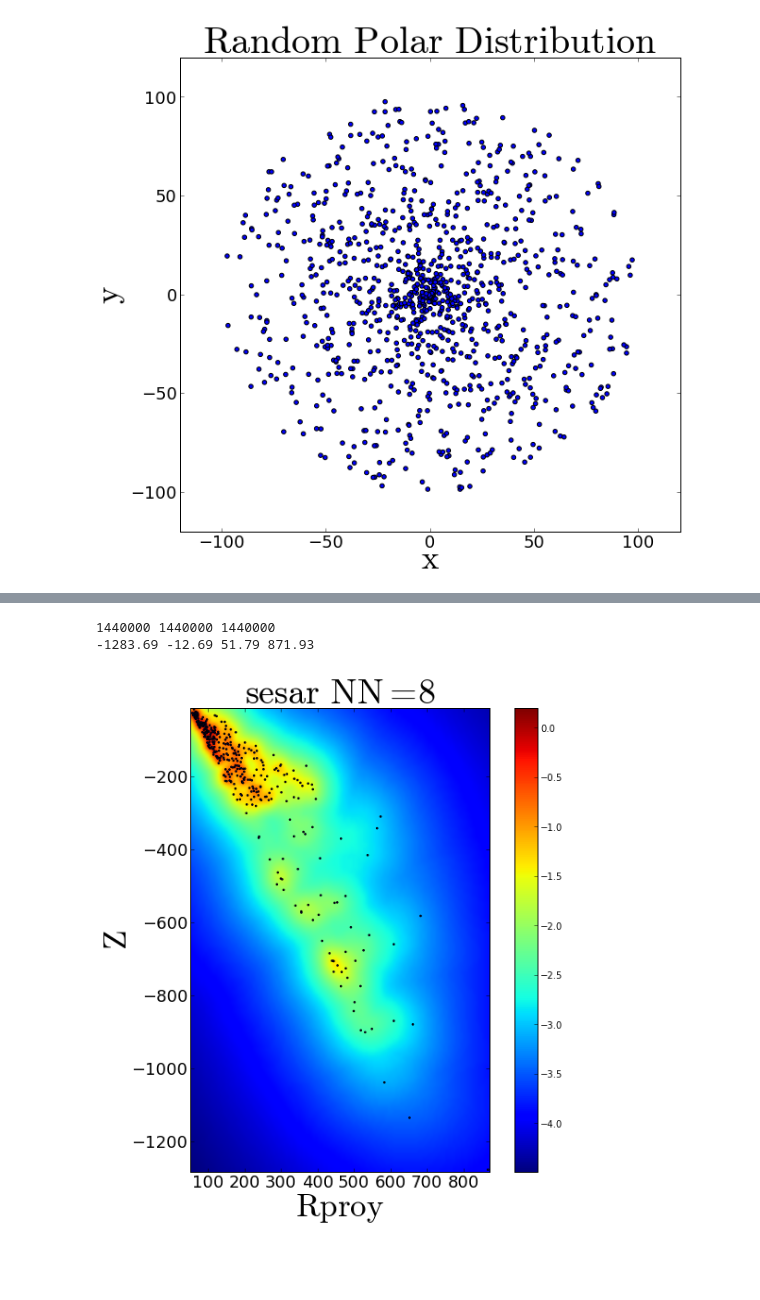
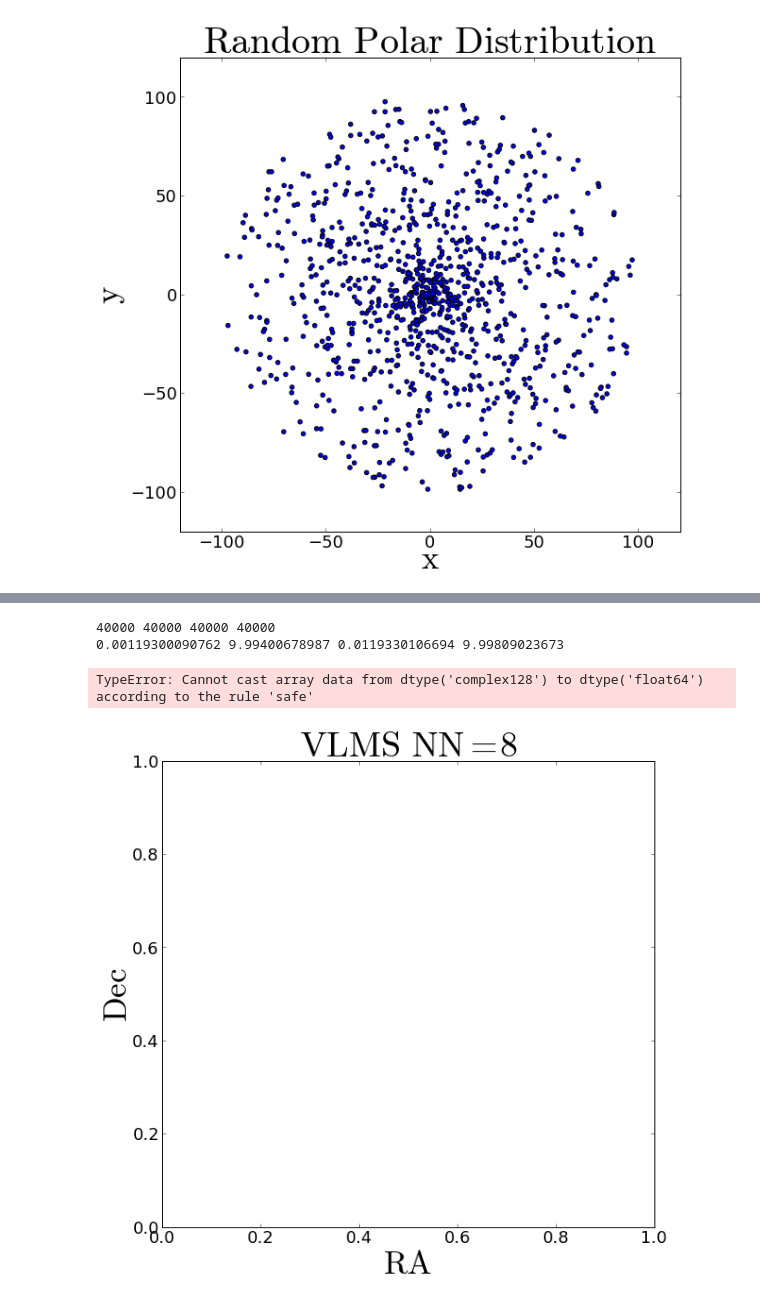
Before and after one commit to jngaravitoc/Bayesian_Homeworks, a Jupyter notebook: Bayesian_Code_2Analytic_Solution.ipynb, the cells around one changed output, grey strips where cells are left out. Drawn from its saved outputs; the diff is of its cells as text; code cells hidden in the pictures; blank space fills up the shorter version.

Commit message:
Sigma implemented

```diff
--- a/Bayesian_Code_2Analytic_Solution.ipynb
+++ b/Bayesian_Code_2Analytic_Solution.ipynb
@@ -156,7 +196,7 @@ solution(8, 1200)
 # %%
 # Check color this creates the grid in order to make the density plot
 def plots(Res):
-    f = open('CartesianDensityData.txt', 'w')
+    f = open('PolarDensityData.txt', 'w')
     global x
     global y
     x = []
@@ -164,8 +204,11 @@ def plots(Res):
     #print F
     #global F
     #F = linspace(0, D, Res)
-    Fx = linspace(amin(X) - 5, amax(X) + 5 , Res)
-    Fy = linspace(amin(Y) - 5, amax(Y) + 5 , Res)
+    Fx = linspace(amin(X2) , amax(X2)  , Res)
+    Fy = linspace(amin(Y2) , amax(Y2)  , Res)
+    #FRx = linspace(amin(R*cos(theta)) - 5, amax(R*cos(theta)) + 5 , Res)
+    #FRy = linspace(amin(R*sin(theta)) - 5, amax(R*sin(theta)) + 5 , Res)
+    #FR = linspace(amin())
     for i in Fx:
         for j in Fy:
             x.append(i)
@@ -175,36 +218,43 @@ def plots(Res):
     f.close()
     #print len(x), len(y), len(T3)
     #print y[0:100]
-plots(1200)
-print len(x), len(y), len(T3)
+plots(200)
+print len(x), len(y), len(d_0), len(sigma_0)
 print amin(y), amax(y), amin(x), amax(x)
 # %% [output]
-1440000 1440000 1440000
--1283.69 -12.69 51.79 871.93
+40000 40000 40000 40000
+0.00119300090762 9.99400678987 0.0119330106694 9.99809023673
 # %%
 figure(num=None, figsize=(9.5,9))
 
 xmin = amin(x)
 xmax = amax(x)
 ymin = amin(y)
 ymax = amax(y)
+
+#Rxmin = amin(R*cos(theta))
+#Rxmax = amax(R*cos(theta))
+#Rymin = amin(R*sin(theta))
+#Rymax = amax(R*sin(theta))
+
 #a = xmax - xmin
 #b = ymax - ymin
-xlabel('$\mathrm{Rproy}$', fontsize = 35)
-ylabel('$\mathrm{Z}$', fontsize = 35)
-title('$\mathrm{sesar}$ $\mathrm{NN=8}$', fontsize = 38)
+xlabel('$\mathrm{RA}$', fontsize = 35)
+ylabel('$\mathrm{Dec}$', fontsize = 35)
+title('$\mathrm{VLMS}$ $\mathrm{NN=8}$', fontsize = 38)
 tick_params(axis='both', which='major', labelsize=18)
-hist,xedges,yedges = numpy.histogram2d(x, y, bins=(120, 120),range=[[xmin,xmax],[ymin,ymax]], weights=T3)
+hist,xedges,yedges = numpy.histogram2d(x, y, bins=(200, 200),range=[[xmin,xmax],[ymin,ymax]], weights = sigma_0)
 hist = hist.transpose()
 my_extent = (xedges[0], xedges[-1], yedges[0], yedges[-1])
-imshow(log10(hist), extent=[xmin,xmax,ymin,ymax], interpolation = 'gaussian',origin='lower')
+imshow(log10(hist), extent=[xmax,xmin,ymin,ymax], interpolation = 'gaussian',origin='lower')
 colorbar(shrink = 1.0)    #this shrink is to set the scale of the colorbar
-scatter((X+0.5 ), (Y+0.5), s = 2.5)
+#scatter((X + 0.5), (Y + 0.5), s = 1.5)
 #scatter(x, y, s = 0.5)
-xlim([xmin, xmax])
-ylim([ymin, ymax])
-savefig('sesark8Res1200.png')
+#xlim([840, 850])
+#ylim([-20, -10])
+#savefig('VLMS_k12Res200NOLOG.png')
 show()
    # print hist[1:10], x[1:10], y[1:10]
 # %% [output]
+TypeError: Cannot cast array data from dtype('complex128') to dtype('float64') according to the rule 'safe'
-[figure, old version]
+[figure, new version]
```
Also changed, not shown: parts of 12 cells of this notebook.
